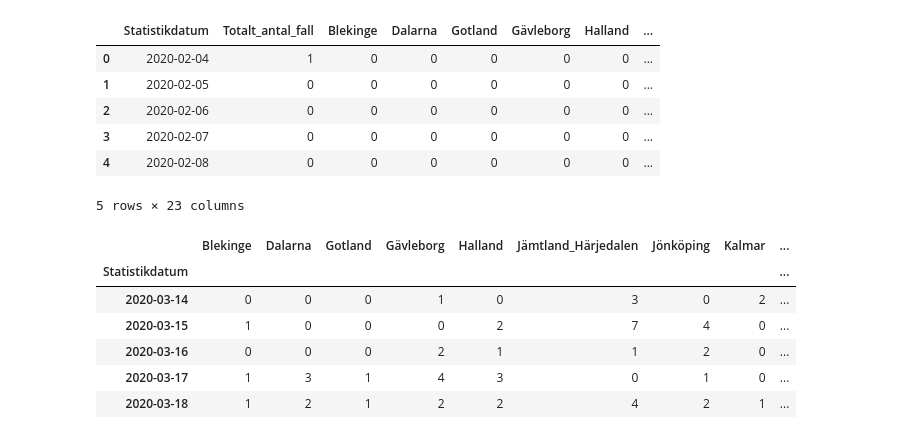
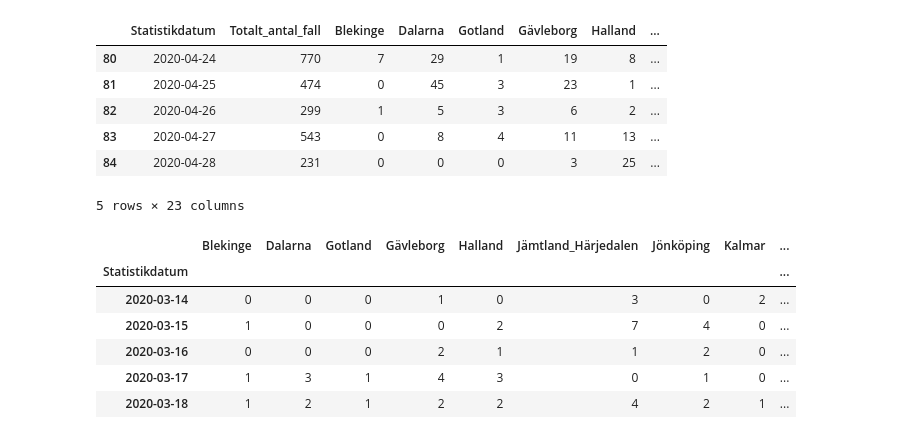
Before and after one commit to vistio/COVID19, a Jupyter notebook: region_heatmap.ipynb, the cells around one changed output. Saved outputs shown, nothing was run; the diff lists cells and outputs as text; code cells hidden in the pictures.

```diff
--- a/region_heatmap.ipynb
+++ b/region_heatmap.ipynb
@@ -10,14 +10,14 @@ xl = pd.ExcelFile('data/'+file_name)
 #xl.sheet_names
 cases = xl.parse('Antal per dag region')
 # %%
-cases.head()
+cases.tail()
 # %% [output]
 |  | Statistikdatum | Totalt_antal_fall | Blekinge | Dalarna | Gotland | Gävleborg | Halland | ... |
-| 0 | 2020-02-04 | 1 | 0 | 0 | 0 | 0 | 0 | ... |
-| 1 | 2020-02-05 | 0 | 0 | 0 | 0 | 0 | 0 | ... |
-| 2 | 2020-02-06 | 0 | 0 | 0 | 0 | 0 | 0 | ... |
-| 3 | 2020-02-07 | 0 | 0 | 0 | 0 | 0 | 0 | ... |
-| 4 | 2020-02-08 | 0 | 0 | 0 | 0 | 0 | 0 | ... |
+| 80 | 2020-04-24 | 770 | 7 | 29 | 1 | 19 | 8 | ... |
+| 81 | 2020-04-25 | 474 | 0 | 45 | 3 | 23 | 1 | ... |
+| 82 | 2020-04-26 | 299 | 1 | 5 | 3 | 6 | 2 | ... |
+| 83 | 2020-04-27 | 543 | 0 | 8 | 4 | 11 | 13 | ... |
+| 84 | 2020-04-28 | 231 | 0 | 0 | 0 | 3 | 25 | ... |
 5 rows × 23 columns
 # %%
 cases = cases[(cases['Statistikdatum'] > '2020-03-13')]
```
Also changed, not shown: parts of 2 cells of this notebook, 12 other files.
